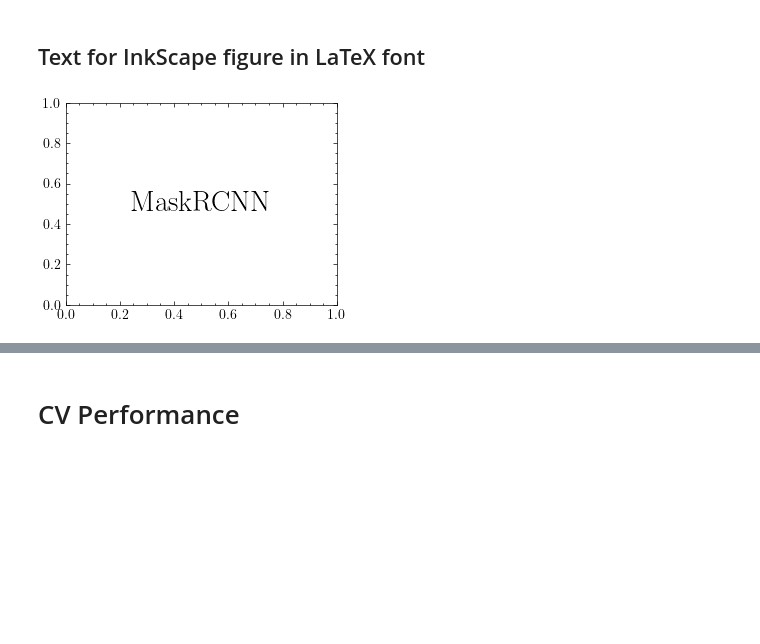
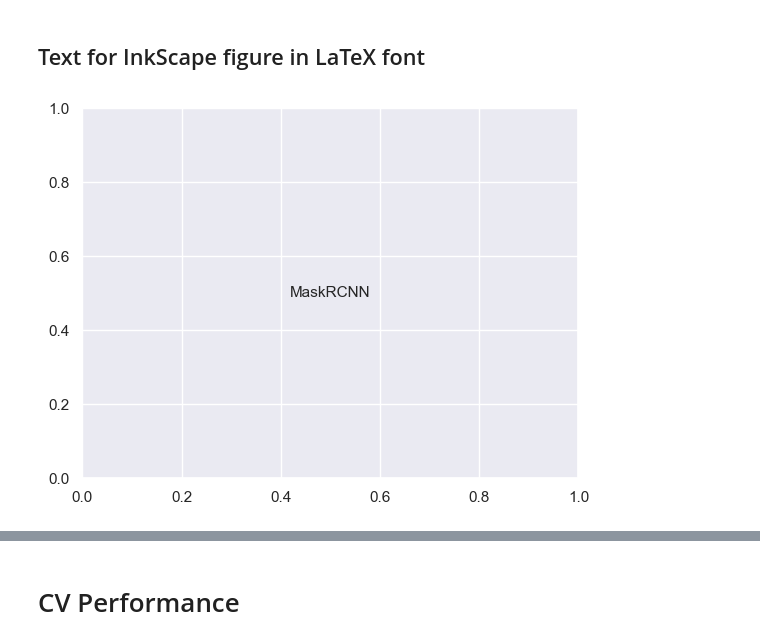
Before and after one commit to willhcm/scd-detection, a Jupyter notebook: code/notebooks/plots/model_metrics.ipynb, the cells around one changed output, grey strips where cells are left out. Saved outputs shown, nothing was run; the diff lists cells and outputs as text; code cells hidden in the pictures; blank space fills up the shorter version.

```diff
--- a/code/notebooks/plots/model_metrics.ipynb
+++ b/code/notebooks/plots/model_metrics.ipynb
@@ -6,7 +6,8 @@ import scienceplots
 import pandas as pd
 import numpy as np
 
-plt.style.use('science')
+plt.rcParams["font.family"] = "Arial"
+sns.set_theme(style="darkgrid")
 # %%
 path = '../../../data/results/MaskRCNNFinal.pkl'
 
@@ -197,8 +205,8 @@ plt.savefig('NonCVResults.svg', dpi=400)
 # %% [markdown]
 ## Text for InkScape figure in LaTeX font
 # %%
-plt.text(0.5, 0.5, 'MaskRCNN', ha='center', va='center', fontsize=21)
+plt.text(0.5, 0.5, 'MaskRCNN', ha='center', va='center', fontsize=11)
 plt.savefig('MaskRCNN.svg', dpi=400)
 # %% [output]
-[figure, old version]
+[figure, new version]
 # %%
```
Also changed, not shown: parts of 15 cells of this notebook, 9 other files.
